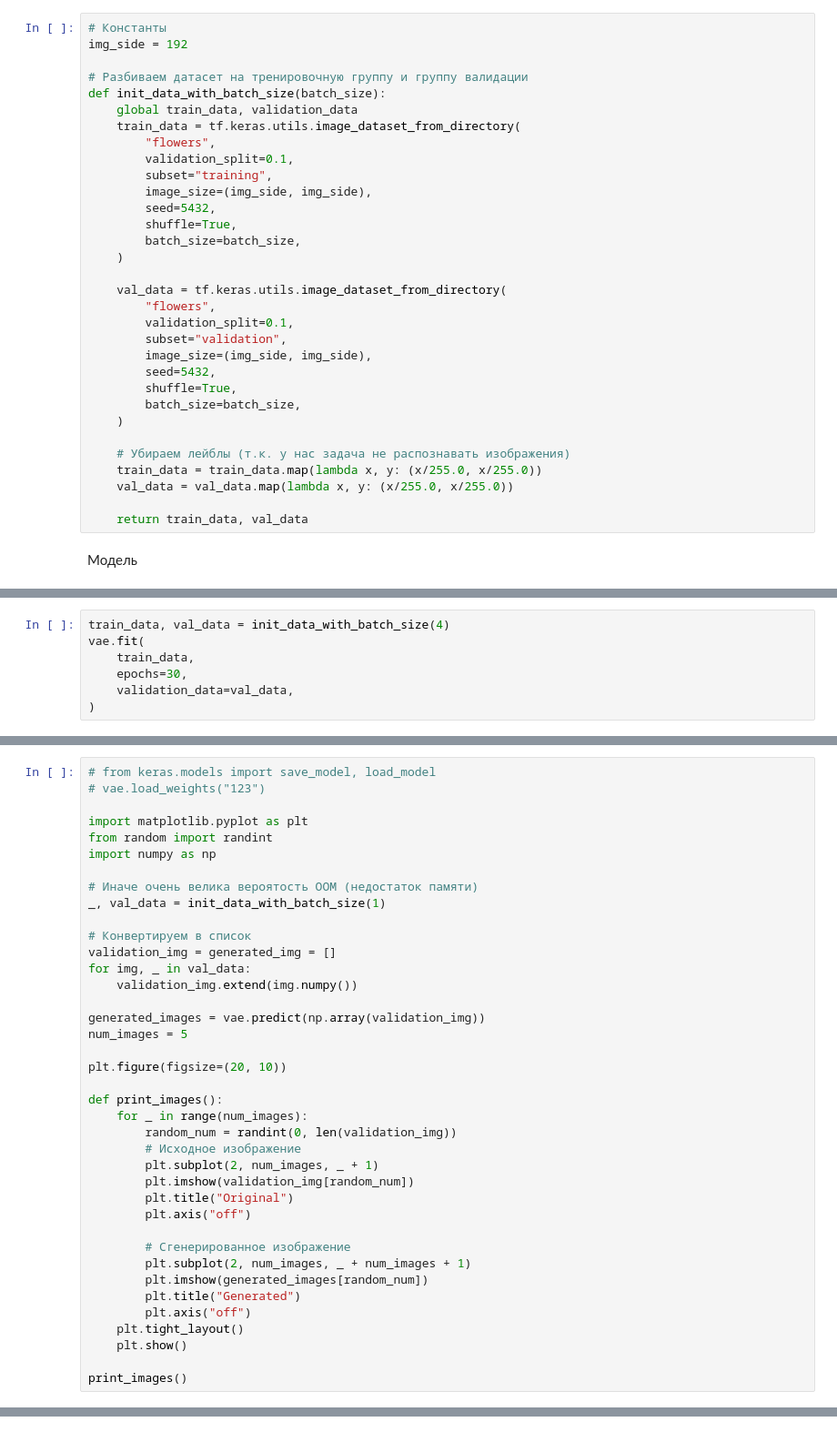
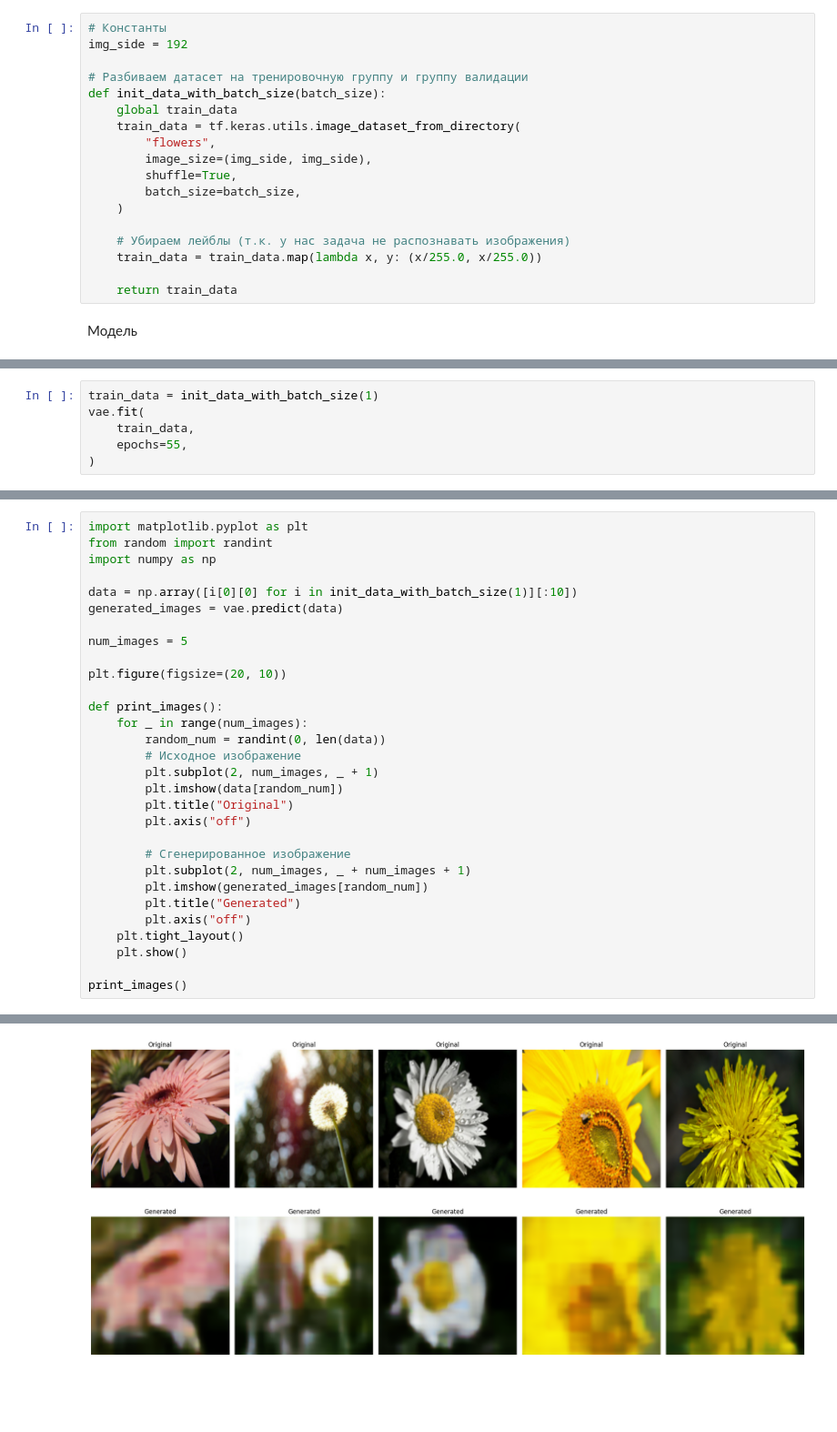
Before and after one commit to ZenSam7/Flowers_Generator, a Jupyter notebook: Generative_AI_for_Flowers.ipynb, the cells around one changed output, grey strips where cells are left out. Shown at 91% size. Saved outputs shown, nothing was run; the diff lists cells and outputs as text; blank space fills up the shorter version.

```diff
--- a/Generative_AI_for_Flowers.ipynb
+++ b/Generative_AI_for_Flowers.ipynb
@@ -10,32 +10,18 @@ img_side = 192
 
 # Разбиваем датасет на тренировочную группу и группу валидации
 def init_data_with_batch_size(batch_size):
-    global train_data, validation_data
+    global train_data
     train_data = tf.keras.utils.image_dataset_from_directory(
         "flowers",
-        validation_split=0.1,
-        subset="training",
         image_size=(img_side, img_side),
-        seed=5432,
-        shuffle=True,
-        batch_size=batch_size,
-    )
-
-    val_data = tf.keras.utils.image_dataset_from_directory(
-        "flowers",
-        validation_split=0.1,
-        subset="validation",
-        image_size=(img_side, img_side),
-        seed=5432,
         shuffle=True,
         batch_size=batch_size,
     )
 
     # Убираем лейблы (т.к. у нас задача не распознавать изображения)
     train_data = train_data.map(lambda x, y: (x/255.0, x/255.0))
-    val_data = val_data.map(lambda x, y: (x/255.0, x/255.0))
 
-    return train_data, val_data
+    return train_data
 # %% [markdown]
 Модель
 # %%
@@ -124,9 +102,8 @@ _________________________________________________________________
 # %%
-train_data, val_data = init_data_with_batch_size(4)
+train_data = init_data_with_batch_size(1)
 vae.fit(
     train_data,
-    epochs=30,
-    validation_data=val_data,
+    epochs=55,
 )
 # %% [output]
 Found 1671 files belonging to 5 classes.
@@ -137,30 +122,21 @@ Epoch 1/30
 # %%
-# from keras.models import save_model, load_model
-# vae.load_weights("123")
-
 import matplotlib.pyplot as plt
 from random import randint
 import numpy as np
 
-# Иначе очень велика вероятость ООМ (недостаток памяти)
-_, val_data = init_data_with_batch_size(1)
+data = np.array([i[0][0] for i in init_data_with_batch_size(1)][:10])
+generated_images = vae.predict(data)
 
-# Конвертируем в список
-validation_img = generated_img = []
-for img, _ in val_data:
-    validation_img.extend(img.numpy())
-
-generated_images = vae.predict(np.array(validation_img))
 num_images = 5
 
 plt.figure(figsize=(20, 10))
 
 def print_images():
     for _ in range(num_images):
-        random_num = randint(0, len(validation_img))
+        random_num = randint(0, len(data))
         # Исходное изображение
         plt.subplot(2, num_images, _ + 1)
-        plt.imshow(validation_img[random_num])
+        plt.imshow(data[random_num])
         plt.title("Original")
         plt.axis("off")
 
@@ -173,3 +149,4 @@ def print_images():
     plt.show()
 
 print_images()
+# %% [output]
@@ -175,0 +155 @@ print_images()
+[figure, added]
```
Also changed, not shown: parts of 3 cells of this notebook, 2 other files.
